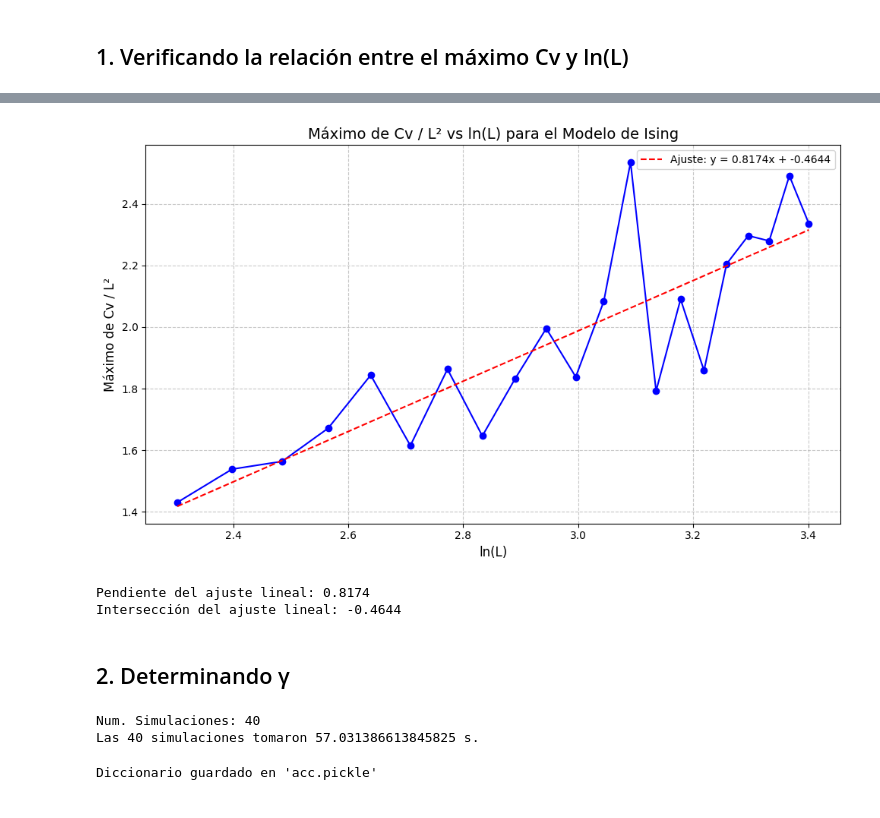
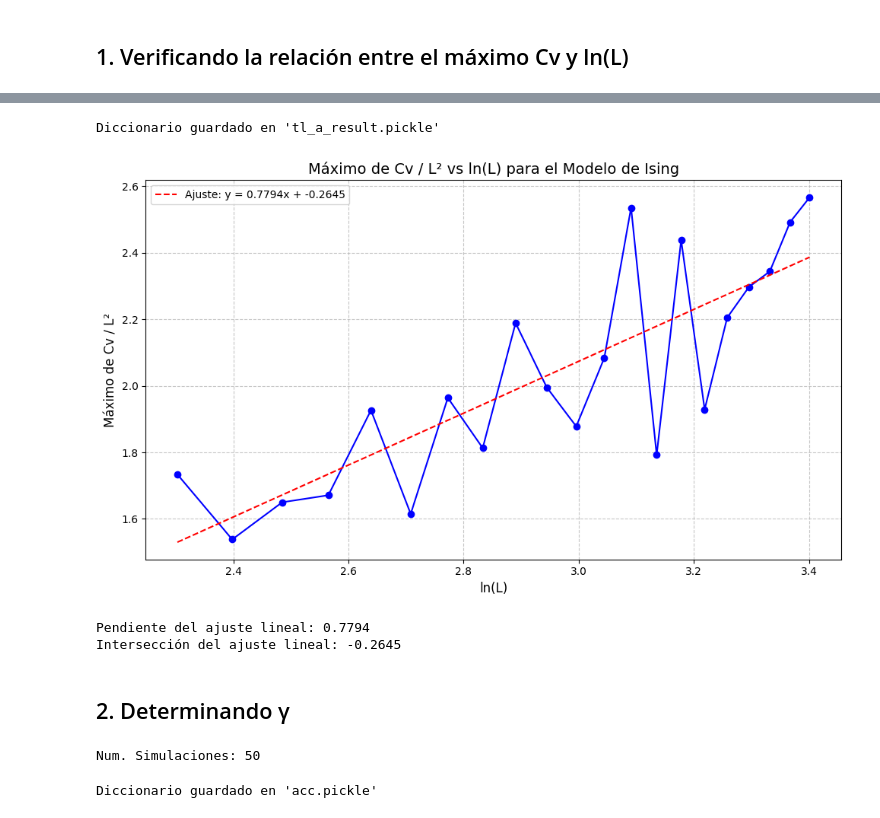
Before and after one commit to BrianDL/fisica_computacional, a Jupyter notebook: 3 - Modelo de Ising/ising.ipynb, the cells around one changed output, grey strips where cells are left out. Drawn from its saved outputs; the diff is of its cells as text; code cells hidden in the pictures.

```diff
--- a/3 - Modelo de Ising/ising.ipynb
+++ b/3 - Modelo de Ising/ising.ipynb
@@ -465,6 +471,6 @@ Num. Simulaciones: 27
 # %%
 
-# guardar_diccionario(tl_a_result, "acc.pickle")  ### guardando nuestro diccionario global
+guardar_diccionario(tl_a_result, "tl_a_result.pickle")  ### guardando nuestro diccionario global
 
 
 ### Comenzamos de nuevo por seleccionar las simulaciones que nos interesa graficar
@@ -492,36 +498,37 @@ def graficar_Cv_max_vs_log_L(L_a_Cv_max):
     :param L_a_Cv_max: Diccionario con L como claves y el máximo de Cv/L^2 como valores
     """
     # Ordenar el diccionario por L para asegurar que la gráfica esté en orden
     datos_ordenados = sorted(L_a_Cv_max.items())
     L_valores, Cv_max_valores = zip(*datos_ordenados)
 
     # Calcular el logaritmo natural de L
     log_L = np.log(L_valores)
 
     plt.figure(figsize=(10, 6))
     plt.plot(log_L, Cv_max_valores, 'bo-')
     plt.xlabel('ln(L)', fontsize=12)
     plt.ylabel('Máximo de Cv / L²', fontsize=12)
     plt.title('Máximo de Cv / L² vs ln(L) para el Modelo de Ising', fontsize=14)
     plt.grid(True, linestyle='--', alpha=0.7)
 
     # Ajuste lineal
     coef = np.polyfit(log_L, Cv_max_valores, 1)
     poly1d_fn = np.poly1d(coef)
     plt.plot(log_L, poly1d_fn(log_L), 'r--', label=f'Ajuste: y = {coef[0]:.4f}x + {coef[1]:.4f}')
 
     plt.legend()
     plt.tight_layout()
     plt.show()
 
     print(f"Pendiente del ajuste lineal: {coef[0]:.4f}")
     print(f"Intersección del ajuste lineal: {coef[1]:.4f}")
 
 graficar_Cv_max_vs_log_L(L_a_Cv_max)
 # %% [output]
+Diccionario guardado en 'tl_a_result.pickle'
-[figure, old version]
+[figure, new version]
-Pendiente del ajuste lineal: 0.8174
-Intersección del ajuste lineal: -0.4644
+Pendiente del ajuste lineal: 0.7794
+Intersección del ajuste lineal: -0.2645
 # %% [markdown]
 ## 2. Determinando γ
 # %%
@@ -532,7 +539,7 @@ Intersección del ajuste lineal: -0.4644
 L=30
 Tc = 2.269
 
-temps = [ T for n in range(0, 501, 10) \
+temps = [ T for n in range(0, 501, 5) \
          if (T:= Tc - 0.001*n) and (T,L) not in tl_a_result ]
 
 acc = {} ### acumulador local
@@ -544,7 +551,6 @@ print(f"Las {len(temps)} simulaciones tomaron {time.time() - t0} s.")
 
 for T,R in acc.items(): tl_a_result[(T,L)] = R ### actualizando acumulador global
 # %% [output]
-Num. Simulaciones: 40
-Las 40 simulaciones tomaron 57.031386613845825 s.
+Num. Simulaciones: 50
 # %%
 
```
Also changed, not shown: parts of 2 cells of this notebook.
